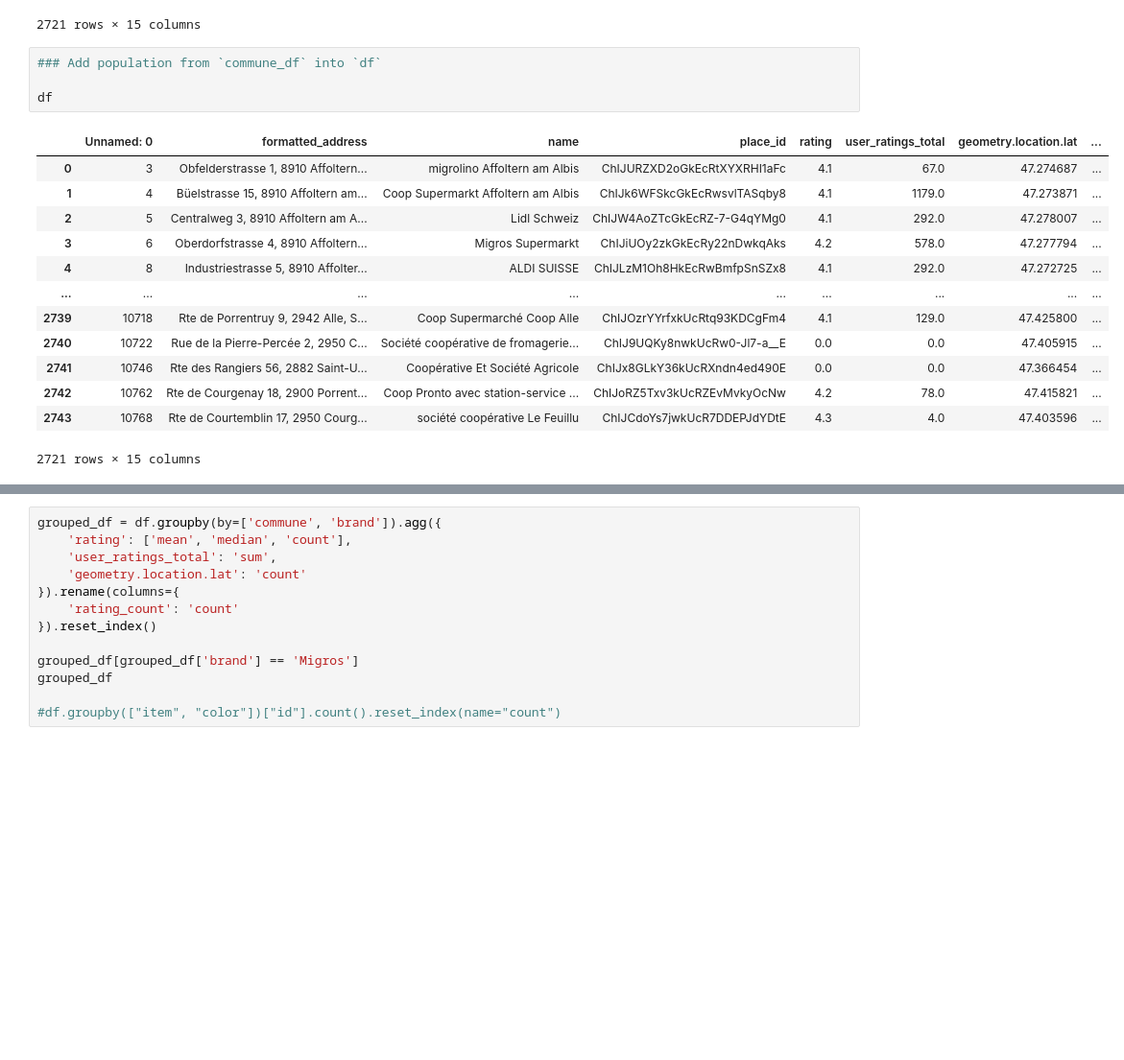
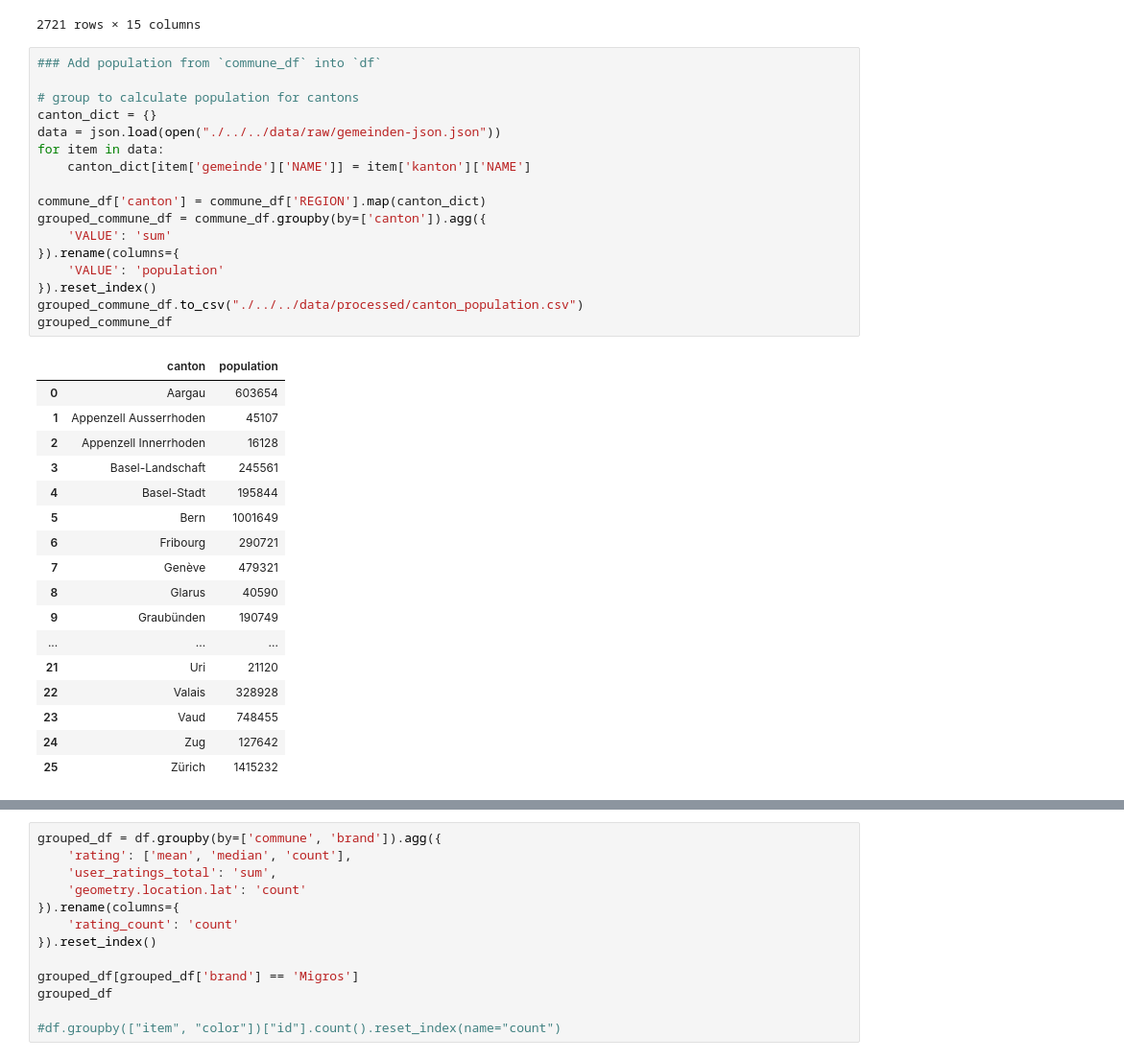
Before and after one commit to cuongmits/migros-stores-consultancy, a Jupyter notebook: src/DataProcessor/GoogleMapDataCollector.ipynb, the cells around one changed output, grey strips where cells are left out. Shown: that part at 96% size. Drawn from its saved outputs; the diff is of its cells as text; blank space fills up the shorter version.

Commit message:
Add population into mapped_reduced_df

```diff
--- a/src/DataProcessor/GoogleMapDataCollector.ipynb
+++ b/src/DataProcessor/GoogleMapDataCollector.ipynb
@@ -173,18 +173,35 @@ df
 # %%
 ### Add population from `commune_df` into `df`
 
-df
+# group to calculate population for cantons
+canton_dict = {}
+data = json.load(open("./../../data/raw/gemeinden-json.json"))
+for item in data:
+    canton_dict[item['gemeinde']['NAME']] = item['kanton']['NAME']
+
+commune_df['canton'] = commune_df['REGION'].map(canton_dict)
+grouped_commune_df = commune_df.groupby(by=['canton']).agg({
+    'VALUE': 'sum'
+}).rename(columns={
+    'VALUE': 'population'
+}).reset_index()
+grouped_commune_df.to_csv("./../../data/processed/canton_population.csv")
+grouped_commune_df
 # %% [output]
-|  | Unnamed: 0 | formatted_address | name | place_id | rating | user_ratings_total | geometry.location.lat | ... |
-| 0 | 3 | Obfelderstrasse 1, 8910 Affoltern... | migrolino Affoltern am Albis | ChIJURZXD2oGkEcRtXYXRHI1aFc | 4.1 | 67.0 | 47.274687 | ... |
-| 1 | 4 | Büelstrasse 15, 8910 Affoltern am... | Coop Supermarkt Affoltern am Albis | ChIJk6WFSkcGkEcRwsvlTASqby8 | 4.1 | 1179.0 | 47.273871 | ... |
-| 2 | 5 | Centralweg 3, 8910 Affoltern am A... | Lidl Schweiz | ChIJW4AoZTcGkEcRZ-7-G4qYMg0 | 4.1 | 292.0 | 47.278007 | ... |
-| 3 | 6 | Oberdorfstrasse 4, 8910 Affoltern... | Migros Supermarkt | ChIJiUOy2zkGkEcRy22nDwkqAks | 4.2 | 578.0 | 47.277794 | ... |
-| 4 | 8 | Industriestrasse 5, 8910 Affolter... | ALDI SUISSE | ChIJLzM1Oh8HkEcRwBmfpSnSZx8 | 4.1 | 292.0 | 47.272725 | ... |
-| ... | ... | ... | ... | ... | ... | ... | ... | ... |
-| 2739 | 10718 | Rte de Porrentruy 9, 2942 Alle, S... | Coop Supermarché Coop Alle | ChIJOzrYYrfxkUcRtq93KDCgFm4 | 4.1 | 129.0 | 47.425800 | ... |
-| 2740 | 10722 | Rue de la Pierre-Percée 2, 2950 C... | Société coopérative de fromagerie... | ChIJ9UQKy8nwkUcRw0-Jl7-a__E | 0.0 | 0.0 | 47.405915 | ... |
-| 2741 | 10746 | Rte des Rangiers 56, 2882 Saint-U... | Coopérative Et Société Agricole | ChIJx8GLkY36kUcRXndn4ed490E | 0.0 | 0.0 | 47.366454 | ... |
-| 2742 | 10762 | Rte de Courgenay 18, 2900 Porrent... | Coop Pronto avec station-service ... | ChIJoRZ5Txv3kUcRZEvMvkyOcNw | 4.2 | 78.0 | 47.415821 | ... |
-| 2743 | 10768 | Rte de Courtemblin 17, 2950 Courg... | société coopérative Le Feuillu | ChIJCdoYs7jwkUcR7DDEPJdYDtE | 4.3 | 4.0 | 47.403596 | ... |
+|  | canton | population |
+| 0 | Aargau | 603654 |
+| 1 | Appenzell Ausserrhoden | 45107 |
+| 2 | Appenzell Innerrhoden | 16128 |
+| 3 | Basel-Landschaft | 245561 |
+| 4 | Basel-Stadt | 195844 |
+| 5 | Bern | 1001649 |
+| 6 | Fribourg | 290721 |
+| 7 | Genève | 479321 |
+| 8 | Glarus | 40590 |
+| 9 | Graubünden | 190749 |
+| ... | ... | ... |
+| 21 | Uri | 21120 |
+| 22 | Valais | 328928 |
+| 23 | Vaud | 748455 |
+| 24 | Zug | 127642 |
+| 25 | Zürich | 1415232 |
-2721 rows × 15 columns
```
Also changed, not shown: parts of 1 cell of this notebook, 2 other files.
